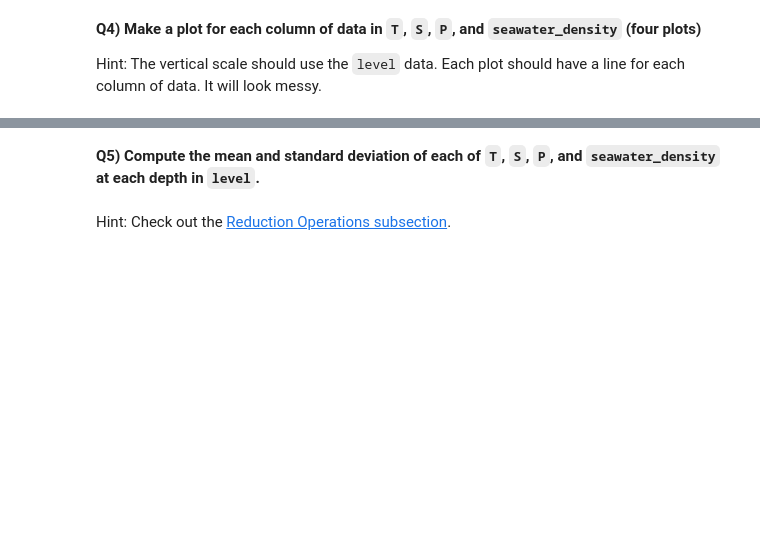
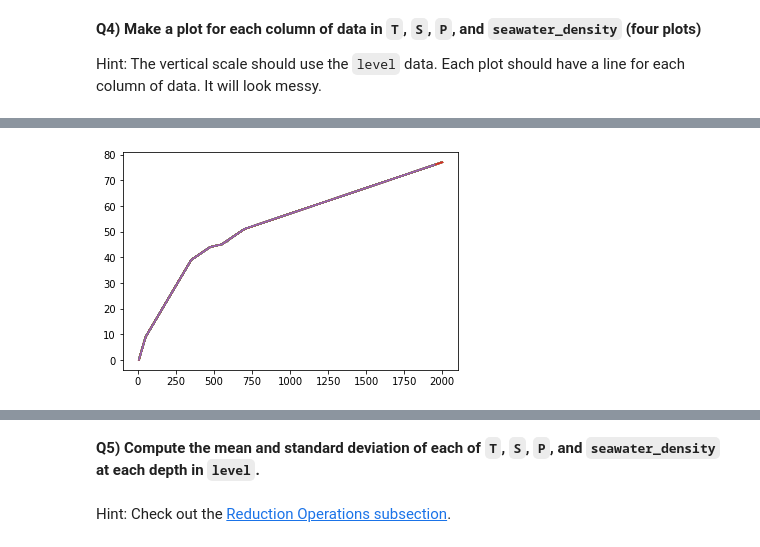
Before and after one commit to isabelntho/2022_ML_Earth_Env_Sci, a Jupyter notebook: Lab_Notebooks/S1_2_Numpy.ipynb, the cells around one changed output, grey strips where cells are left out. Drawn from its saved outputs; the diff is of its cells as text; code cells hidden in the pictures; blank space fills up the shorter version.

```diff
--- a/Lab_Notebooks/S1_2_Numpy.ipynb
+++ b/Lab_Notebooks/S1_2_Numpy.ipynb
@@ -584,4 +615,7 @@ Hint: The vertical scale should use the `level` data. Each plot should have a li
 # %%
 # Plot 3
+plt.plot(levels, P);
+# %% [output]
+[figure, added]
 # %%
 # Plot 4
```
Also changed, not shown: parts of 22 cells of this notebook.
